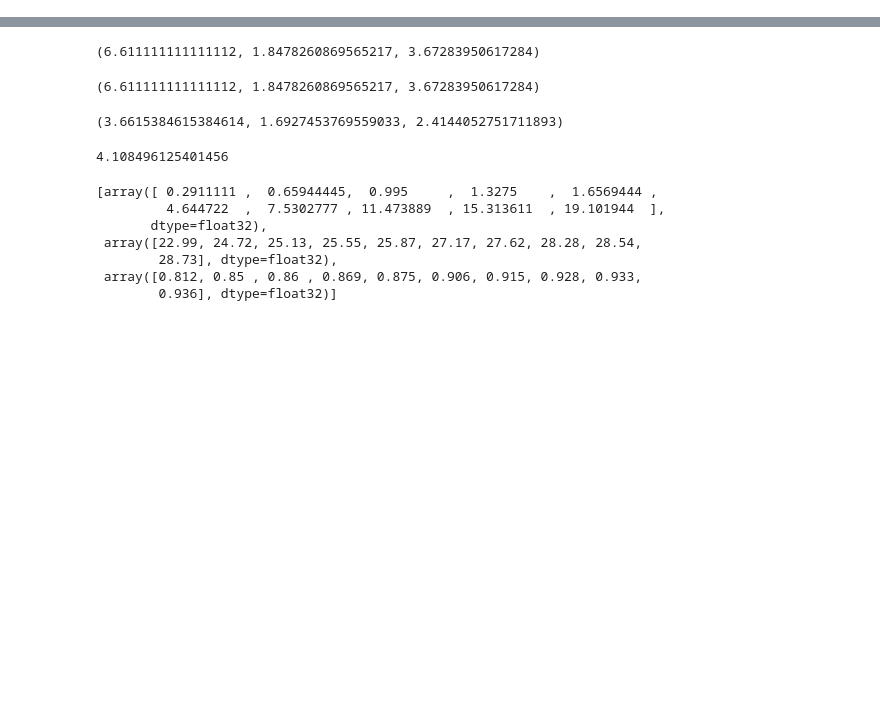
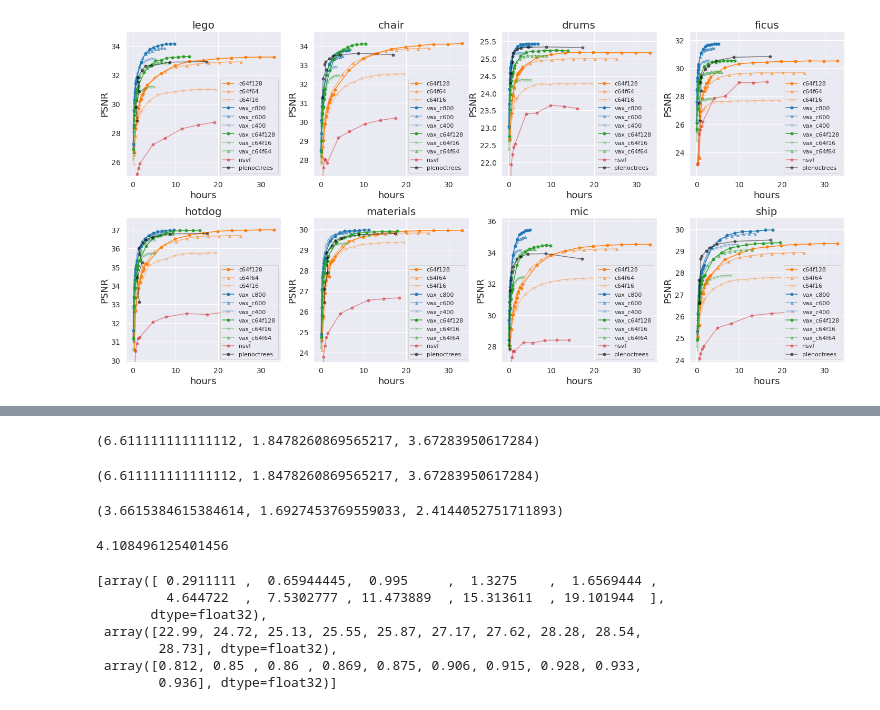
Before and after one commit to naruya/Vax-MipNeRF, a Jupyter notebook: scripts/figure.ipynb, the cells around one changed output, grey strips where cells are left out. Saved outputs shown, nothing was run; the diff lists cells and outputs as text; code cells hidden in the pictures; blank space fills up the shorter version.

```diff
--- a/scripts/figure.ipynb
+++ b/scripts/figure.ipynb
@@ -94,56 +97,55 @@ keys = [line[0] for line in data_plen[::8]]
 data_plen = [np.array(line, np.float32) for line in data_plen if not line[0] in keys]
 data_plen = np.array(data_plen).reshape(8, 7, 10) # 8,7,10
 data_plen = dict(zip(keys, data_plen))
-data_plen["lego"][2]
 
 
-# for val_idx in [2,3]:
-#     metrics = 'PSNR' if val_idx == 2 else 'SSIM'
+for val_idx in [2,3]:
+    metrics = 'PSNR' if val_idx == 2 else 'SSIM'
 
-#     fig, axes = plt.subplots(2, 4, figsize=(20,10))
+    fig, axes = plt.subplots(2, 4, figsize=(20,10))
 
-#     times = dict(zip(color_dict.keys(), [[] for _ in range(len(color_dict))]))
+    times = dict(zip(color_dict.keys(), [[] for _ in range(len(color_dict))]))
 
-#     for idx, scene in enumerate(scenes):
-#         data_scene = [datai for datai in data if scene in datai[0]]
-#     #     data_scene[0], data_scene[1], data_scene[2] = data_scene[0], data_scene[2], data_scene[1]
-#     #     data_scene[3], data_scene[4], data_scene[5] = data_scene[5], data_scene[4], data_scene[3]
-#         # NeRF and VaxNeRF
-#         ax = axes[idx//4][idx%4]
-#         ylims = []
-#         for datai in data_scene:
-#             exp_name = datai[0][len(scene)+1:]
-#             dt = datai[1]
-#             value = datai[val_idx]
-#             x = np.array(list(np.arange(1,10) * dt) + list(np.arange(10,101,10) * dt))[:len(value)] / 60.
-#             times[exp_name].append(x.max())
-#             linestyle = 'solid' if "vax" in exp_name else 'dashed'
-#             ylims.append([np.min(value[:np.sum(x < xlim)]), np.max(value[:np.sum(x < xlim)])])
-#             ax.plot(x,value,label=exp_name,color=color_dict[exp_name],marker=marker_dict[exp_name],alpha=alpha_dict[exp_name],markersize=5)
+    for idx, scene in enumerate(scenes):
+        data_scene = [datai for datai in data if scene in datai[0]]
+        data_scene[0], data_scene[1], data_scene[2] = data_scene[0], data_scene[2], data_scene[1]
+        data_scene[3], data_scene[4], data_scene[5] = data_scene[5], data_scene[4], data_scene[3]
+        # NeRF and VaxNeRF
+        ax = axes[idx//4][idx%4]
+        ylims = []
+        for datai in data_scene:
+            exp_name = datai[0][len(scene)+1:]
+            dt = datai[1]
+            value = datai[val_idx]
+            x = np.array(list(np.arange(1,10) * dt) + list(np.arange(10,101,10) * dt))[:len(value)] / 60.
+            times[exp_name].append(x.max())
+            linestyle = 'solid' if "vax" in exp_name else 'dashed'
+            ylims.append([np.min(value[:np.sum(x < xlim)]), np.max(value[:np.sum(x < xlim)])])
+            ax.plot(x,value,label=exp_name,color=color_dict[exp_name],marker=marker_dict[exp_name],alpha=alpha_dict[exp_name],markersize=5)
 
-#         # NSVF
-#         exp_name = "nsvf"
-#         data_scene_nsvf = data_nsvf[scene]
-#         meti = 1 if metrics == "PSNR" else 2
-#         ax.plot(data_scene_nsvf[0],data_scene_nsvf[meti],label=exp_name,color=color_dict[exp_name],marker=marker_dict[exp_name],alpha=alpha_dict[exp_name],markersize=5)
+        # NSVF
+        exp_name = "nsvf"
+        data_scene_nsvf = data_nsvf[scene]
+        meti = 1 if metrics == "PSNR" else 2
+        ax.plot(data_scene_nsvf[0],data_scene_nsvf[meti],label=exp_name,color=color_dict[exp_name],marker=marker_dict[exp_name],alpha=alpha_dict[exp_name],markersize=5)
 
-#         # PlenOctrees
-#         exp_name = "plenoctrees"
-#         data_scene_plen = data_plen[scene]
-#         meti = 4 if metrics == "PSNR" else 6
-#         ylims.append([np.min(data_scene_plen[meti]), np.max(data_scene_plen[meti])])
-#         ax.plot(data_scene_plen[2]/3600.,data_scene_plen[meti],label=exp_name,color=color_dict[exp_name],marker=marker_dict[exp_name],alpha=alpha_dict[exp_name],markersize=5)
+        # PlenOctrees
+        exp_name = "plenoctrees"
+        data_scene_plen = data_plen[scene]
+        meti = 4 if metrics == "PSNR" else 6
+        ylims.append([np.min(data_scene_plen[meti]), np.max(data_scene_plen[meti])])
+        ax.plot(data_scene_plen[2]/3600.,data_scene_plen[meti],label=exp_name,color=color_dict[exp_name],marker=marker_dict[exp_name],alpha=alpha_dict[exp_name],markersize=5)
 
-#         ax.set_xlabel('hours', size=18); ax.set_ylabel(metrics, size=18)
-#         ax.set_xlim([-xlim*0.05, xlim*1.05])
-#         ax.tick_params(axis='x', labelsize=14)
-#         ax.tick_params(axis='y', labelsize=14)
+        ax.set_xlabel('hours', size=18); ax.set_ylabel(metrics, size=18)
+        ax.set_xlim([-xlim*0.05, xlim*1.05])
+        ax.tick_params(axis='x', labelsize=14)
+        ax.tick_params(axis='y', labelsize=14)
 
-#         ymin, ymax = np.min(np.array(ylims)[:,0]), np.max(np.array(ylims)[:,1])
-#         margin = (ymax - ymin) * 0.1
-#         ax.set_ylim([ymin - margin, ymax + margin])
-#         ax.legend(); ax.set_title(scene, size=20)
+        ymin, ymax = np.min(np.array(ylims)[:,0]), np.max(np.array(ylims)[:,1])
+        margin = (ymax - ymin) * 0.1
+        ax.set_ylim([ymin - margin, ymax + margin])
+        ax.legend(); ax.set_title(scene, size=20)
 
-#     plt.tight_layout()
-#     plt.show()
+    plt.tight_layout()
+    plt.show()
 # %% [output]
@@ -151,0 +152 @@ array([ 3648.,  2751.,  5209.,  4335.,  4471.,  7783., 10495., 16152.,
+[figure, added]
```
Also changed, not shown: parts of 5 cells of this notebook, 1 other file.
